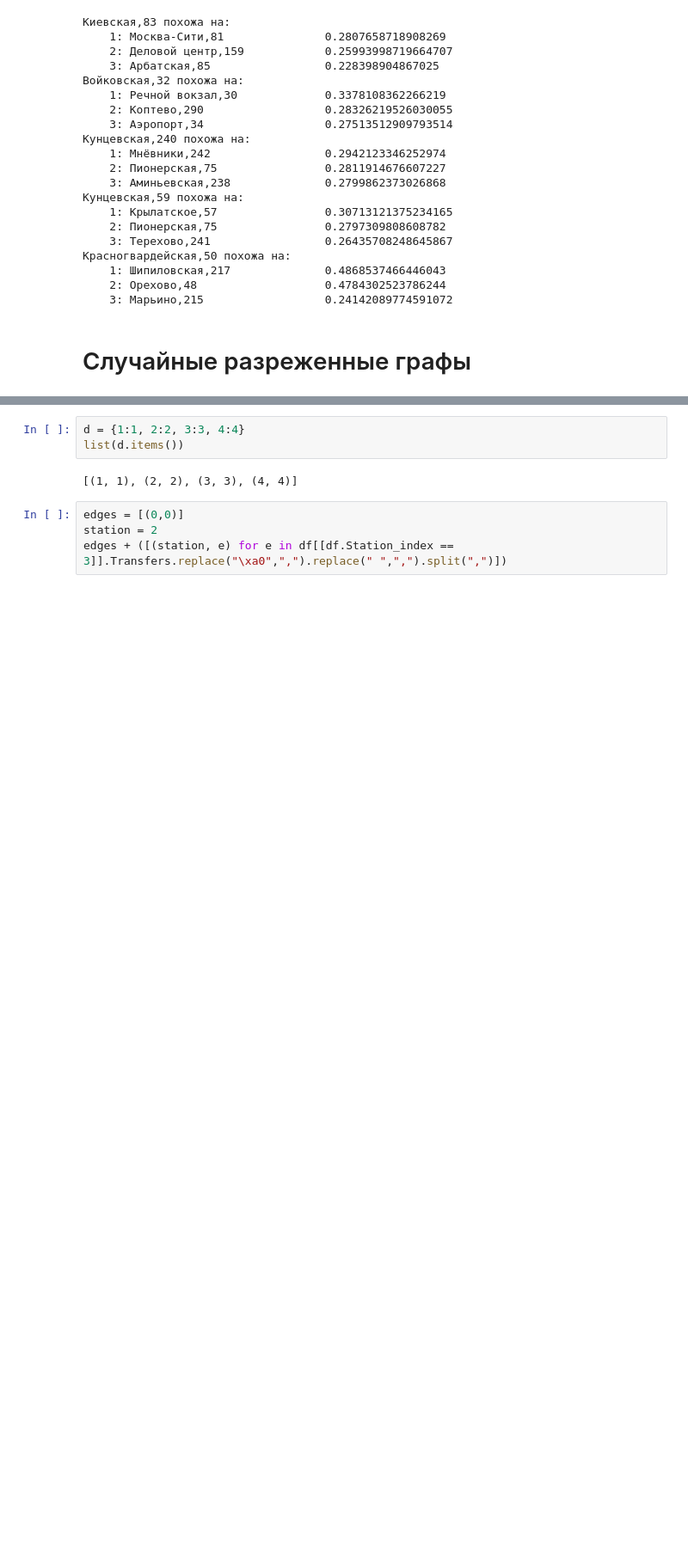
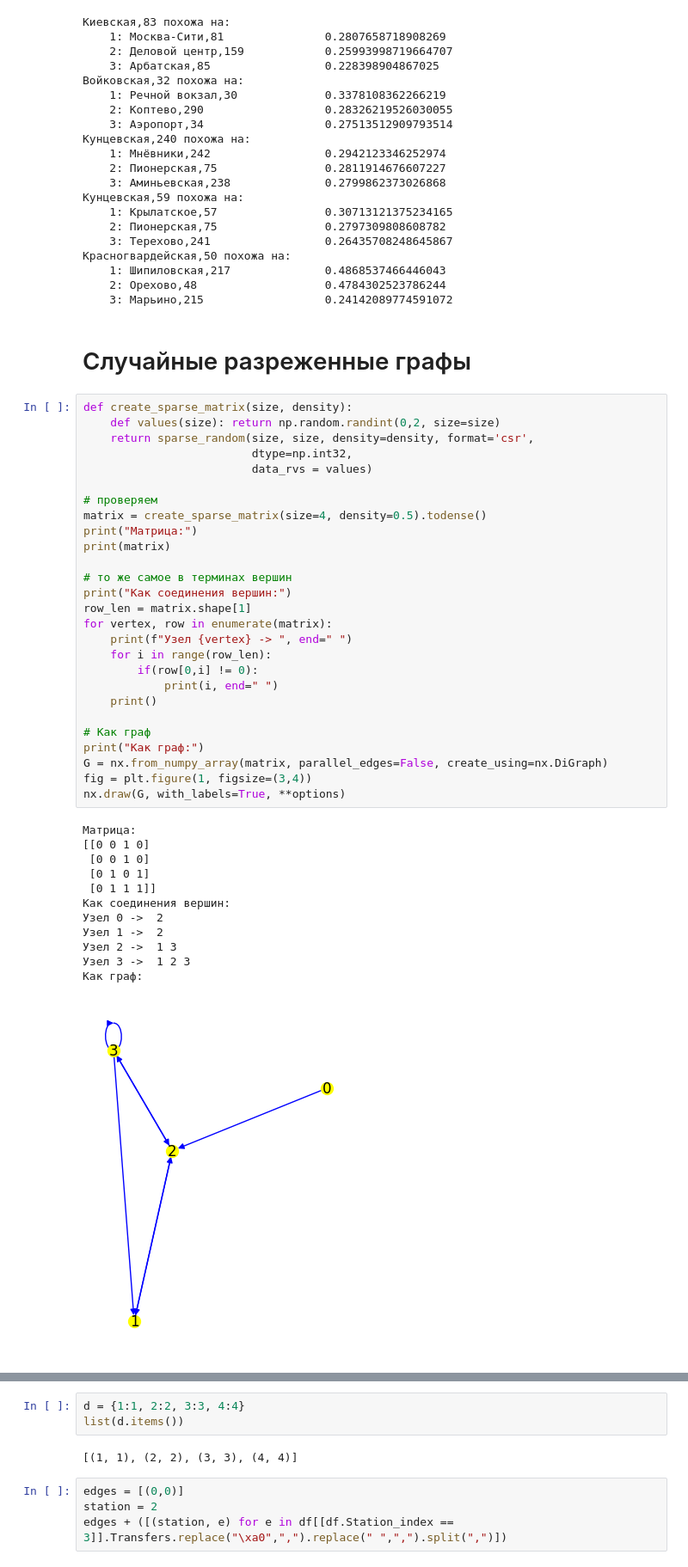
Before and after one commit to root-epifit/HPC_Sber_2025, a Jupyter notebook: Дз3_in_work.ipynb, the cells around one changed output, grey strips where cells are left out. Shown at 86% size. Cells and saved outputs as stored; diff of their text form; blank space fills up the shorter version.

```diff
--- a/Дз3_in_work.ipynb
+++ b/Дз3_in_work.ipynb
@@ -224,3 +232,43 @@ for s in top5:
     3: Марьино,215                  0.24142089774591072
 # %% [markdown]
 # Случайные разреженные графы
+# %%
+def create_sparse_matrix(size, density):
+    def values(size): return np.random.randint(0,2, size=size)
+    return sparse_random(size, size, density=density, format='csr',
+                         dtype=np.int32,
+                         data_rvs = values)
+
+# проверяем
+matrix = create_sparse_matrix(size=4, density=0.5).todense()
+print("Матрица:")
+print(matrix)
+
+# то же самое в терминах вершин
+print("Как соединения вершин:")
+row_len = matrix.shape[1]
+for vertex, row in enumerate(matrix):
+    print(f"Узел {vertex} -> ", end=" ")
+    for i in range(row_len):
+        if(row[0,i] != 0):
+            print(i, end=" ")
+    print()
+
+# Как граф
+print("Как граф:")
+G = nx.from_numpy_array(matrix, parallel_edges=False, create_using=nx.DiGraph)
+fig = plt.figure(1, figsize=(3,4))
+nx.draw(G, with_labels=True, **options)
+# %% [output]
+Матрица:
+[[0 0 1 0]
+ [0 0 1 0]
+ [0 1 0 1]
+ [0 1 1 1]]
+Как соединения вершин:
+Узел 0 ->  2
+Узел 1 ->  2
+Узел 2 ->  1 3
+Узел 3 ->  1 2 3
+Как граф:
+[figure, added]
```
Also changed, not shown: parts of 13 cells of this notebook.
